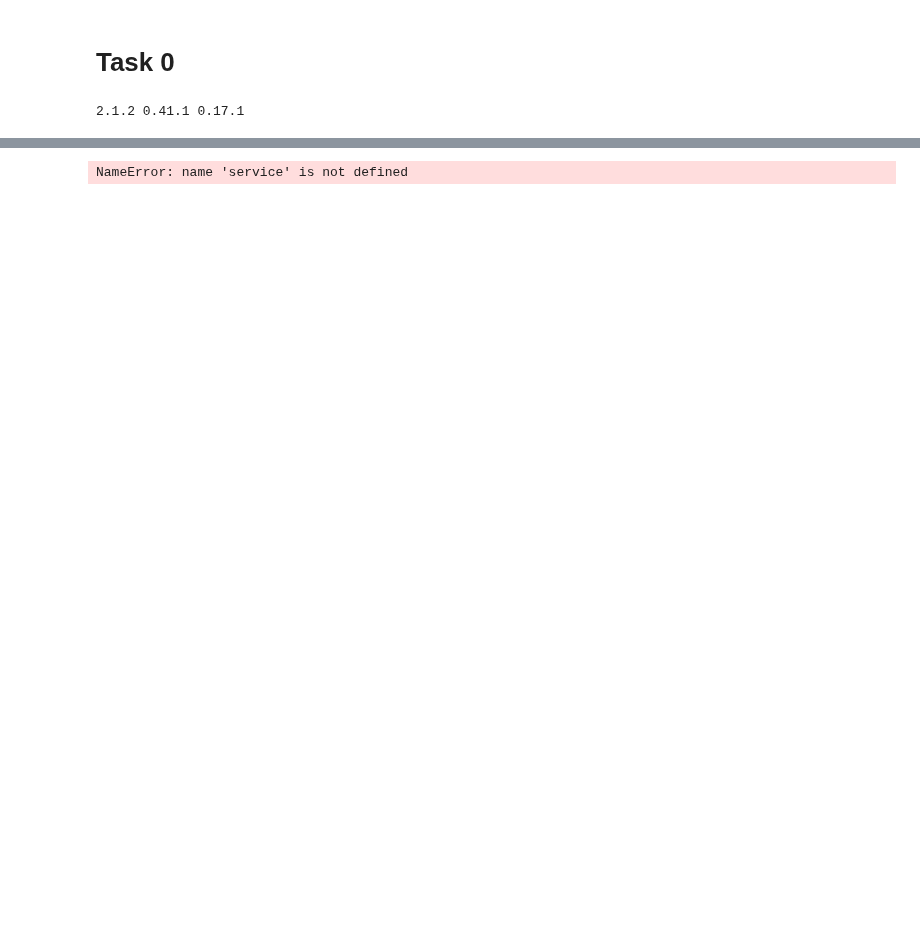
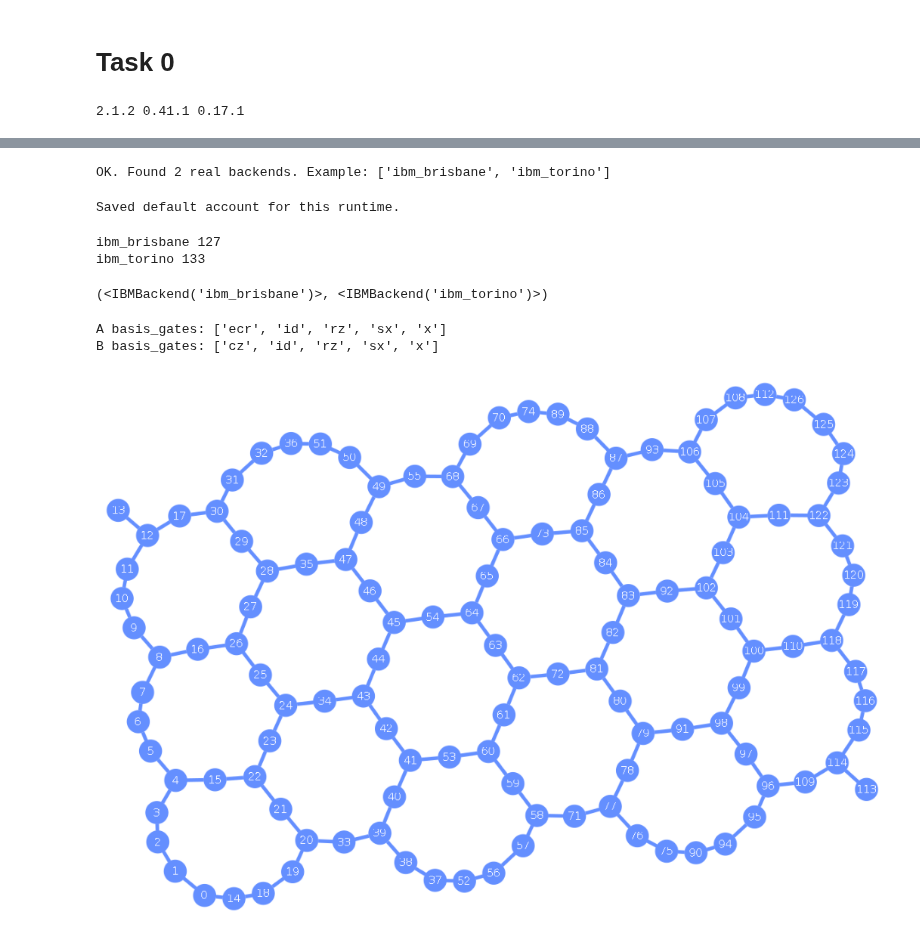
Before and after one commit to ScottMcHaffie/DD2367_Projects, a Jupyter notebook: DD2367_Assignment1.ipynb, the cells around one changed output, grey strips where cells are left out. Drawn from its saved outputs; the diff is of its cells as text; code cells hidden in the pictures; blank space fills up the shorter version.

```diff
--- a/DD2367_Assignment1.ipynb
+++ b/DD2367_Assignment1.ipynb
@@ -8,3 +12,47 @@ print(qiskit.__version__, qiskit_ibm_runtime.__version__, qiskit_aer.__version__
+# %%
+from dotenv import load_dotenv
+import os
+
+load_dotenv()  # take variables from .env
+
+api_key = os.getenv("API_KEY")
+crn = os.getenv("INSTANCE_CRN")
+# %%
+# imports
+from qiskit_ibm_runtime import QiskitRuntimeService
+# >>> Edit these two lines:
+TOKEN = api_key   # REQUIRED
+INSTANCE = crn # OPTIONAL: e.g., "crn:v1:bluemix:public:quantum-computing:us-east:...:..."
+
+# Safety check to avoid empty tokens
+if not TOKEN or TOKEN.strip() in {"", "<PASTE-YOUR-IBM-QUANTUM-API-KEY-HERE>"}:
+    raise ValueError("Please paste your IBM Quantum API key into TOKEN (between quotes) and run again.")
+
+# Create the service directly (no saved account needed)
+service = QiskitRuntimeService(
+    channel="ibm_quantum_platform",
+    token=TOKEN.strip(),
+    instance=(INSTANCE.strip() if isinstance(INSTANCE, str) and INSTANCE.strip() else None),
+)
+
+# Quick sanity check
+backends = service.backends(operational=True, simulator=False)
+print("OK. Found", len(backends), "real backends. Example:", [b.name for b in backends[:3]])
+# %% [output]
+OK. Found 2 real backends. Example: ['ibm_brisbane', 'ibm_torino']
+# %%
+# save the CRN and API for future use
+
+QiskitRuntimeService.save_account(
+    channel="ibm_quantum_platform",
+    token=TOKEN.strip(),
+    instance=(INSTANCE.strip() if isinstance(INSTANCE, str) and INSTANCE.strip() else None),
+    set_as_default=True,
+    overwrite=True,
+)
+print("Saved default account for this runtime.")
+# %% [output]
+Saved default account for this runtime.
 # %%
 cands = service.backends(simulator=False, operational=True, min_num_qubits=6)
 for b in cands: print(b.name, b.num_qubits)
@@ -13,4 +61,19 @@ A = service.least_busy(simulator=False, operational=True, min_num_qubits=6)
 B = next(b for b in cands if b.name != A.name)
 A, B
 # %% [output]
-NameError: name 'service' is not defined
+ibm_brisbane 127
+ibm_torino 133
+(<IBMBackend('ibm_brisbane')>, <IBMBackend('ibm_torino')>)
+# %%
+cfgA = A.configuration(); cfgB = B.configuration()
+print("A basis_gates:", cfgA.basis_gates)
+print("B basis_gates:", cfgB.basis_gates)
+cmapA = A.coupling_map; cmapB = B.coupling_map
+# %% [output]
+A basis_gates: ['ecr', 'id', 'rz', 'sx', 'x']
+B basis_gates: ['cz', 'id', 'rz', 'sx', 'x']
+# %%
+from qiskit.visualization import plot_coupling_map
+plot_coupling_map(A.num_qubits, None, cmapA.get_edges())
+# %% [output]
+[figure, added]
```
Also changed, not shown: parts of 3 cells of this notebook.
